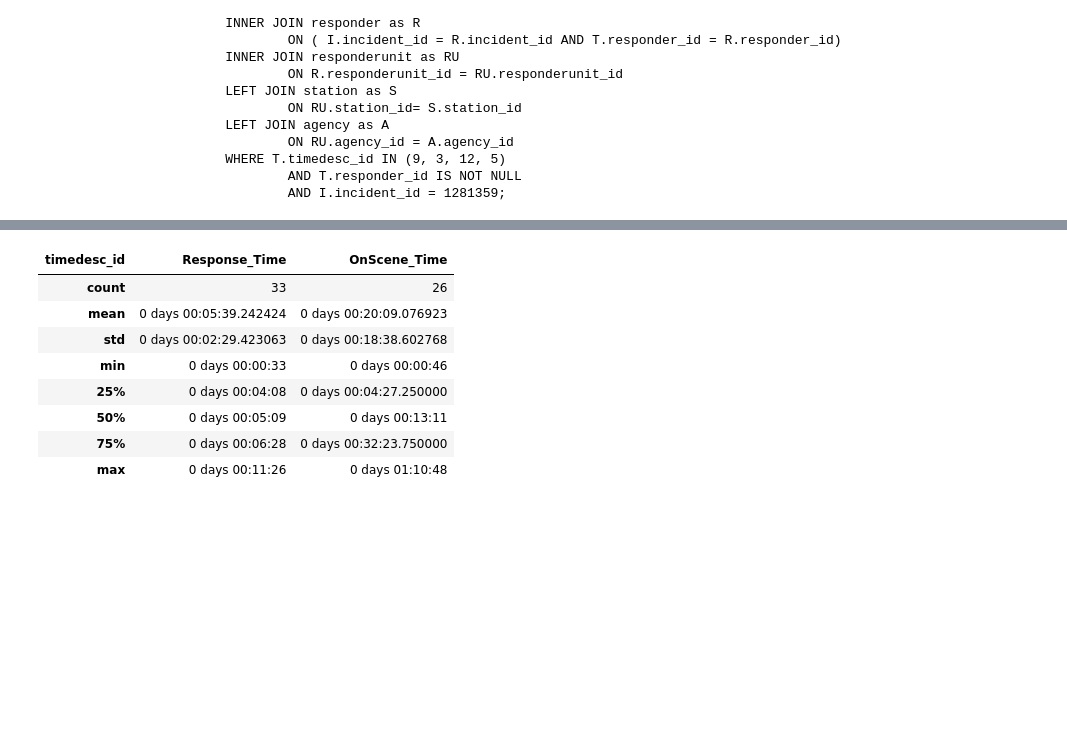
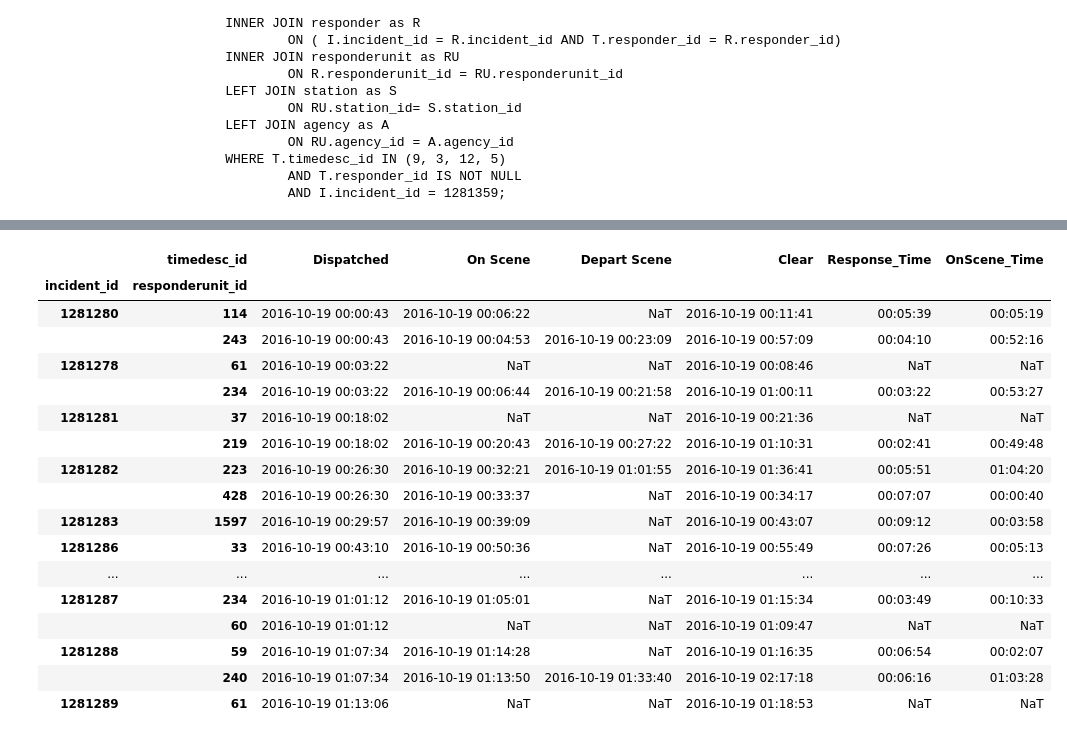
Before and after one commit to hackoregon/emergency-response, a Jupyter notebook: notebooks/bagelshop_firstlook.ipynb, the cells around one changed output, grey strips where cells are left out. Saved outputs shown, nothing was run; the diff lists cells and outputs as text; code cells hidden in the pictures; blank space fills up the shorter version.

Commit message:
Add file via upload
bagelshop notebook update

```diff
--- a/notebooks/bagelshop_firstlook.ipynb
+++ b/notebooks/bagelshop_firstlook.ipynb
@@ -131,0 +183,3 @@ table.head(30)
+# %%
+d = {3: 'Dispatched', 5 : 'On Scene', 9: 'Depart Scene', 12: 'Clear'}
+table2 = getTimeDataset2(d)
@@ -177,19 +321,29 @@ agencyTable
 # %%
 ## Check out metrics for other incidents happened in the very day
-def getTimeDataset2(timedesc_dict):
+def getTimeDataset3(timedesc_dict):
     RESPONSE_TIME_QUERY='''
-                      SELECT  I.incident_id, R.responderunit_id,
-                                T.timedesc_id, I.fireblock, I.fmarespcomp,
+
+                        SELECT  I.incident_id,R.responderunit_id,
+                                T.timedesc_id, S.description as Station, A.description as Agency,
+                                RU.description as Responder,
                                 T.realtime
                         FROM incident as I
                         INNER JOIN inctimes as T
                                 ON I.incident_id = T.incident_id
                         INNER JOIN responder as R
                                 ON ( I.incident_id = R.incident_id AND T.responder_id = R.responder_id)
+                        INNER JOIN responderunit as RU
+                                ON R.responderunit_id = RU.responderunit_id
+                        LEFT JOIN station as S
+                                ON RU.station_id= S.station_id
+                        LEFT JOIN agency as A
+                                ON RU.agency_id = A.agency_id
                         WHERE T.timedesc_id IN ??TIMEDESC_IDS??
                                 AND T.responder_id IS NOT NULL
+                                AND I.incident_id != 1281359
                                 AND CAST(T.realtime AS DATE) = date '2016-10-19'
-                                AND I.incident_id != 1281359;
+                        ORDER BY I.incident_id
+                                ASC;
                         '''
 
     # add the timedesc_ids that we want to the query
@@ -199,10 +353,5 @@ def getTimeDataset2(timedesc_dict):
     # execute the query: **this takes a pretty long time**
     df = pgquery(RESPONSE_TIME_QUERY)
 
-    # now reshape the data so that we can do analysis more easily.
-    table = df.pivot_table(index=['incident_id', 'responderunit_id', 'fireblock',
-                                  'fmarespcomp'],
-                   columns='timedesc_id', values='realtime', aggfunc='first')
-    table.rename(columns=timedesc_dict, inplace=True)
 
-    return table
+    return df
@@ -316,0 +402,10 @@ SQL QUERY =
+# %%
+#table3.dropna(subset=['station'],inplace=True)
+table3 = table3.pivot_table(index=['incident_id','responderunit_id'],\
+                columns='timedesc_id', values='realtime', aggfunc='first')
+table3.rename(columns=d, inplace=True)
+
+## sort by dispatch time
+table3.sort_values('Dispatched', axis=0, ascending=True, inplace=True)
+print(len(table3))
+table3
@@ -317,19 +433,27 @@ SQL QUERY =
 # %%
 ##Calculate "Response_Time" and "OnScene_Time"
 table3["Response_Time"] = table3['On Scene'].sub(table3['Dispatched'], axis = 0)
 table3["OnScene_Time"] = table3['Clear'].sub(table3['On Scene'], axis = 0)
 
 table3["Response_Time"].astype('timedelta64[m]')
 table3["OnScene_Time"].astype('timedelta64[m]')
-table3.describe()
-##Still,the bagelshop incident does not have much of impact on other incidents
+table3.head(20)
 # %% [output]
-| timedesc_id | Response_Time | OnScene_Time |
-| count | 33 | 26 |
-| mean | 0 days 00:05:39.242424 | 0 days 00:20:09.076923 |
-| std | 0 days 00:02:29.423063 | 0 days 00:18:38.602768 |
-| min | 0 days 00:00:33 | 0 days 00:00:46 |
-| 25% | 0 days 00:04:08 | 0 days 00:04:27.250000 |
-| 50% | 0 days 00:05:09 | 0 days 00:13:11 |
-| 75% | 0 days 00:06:28 | 0 days 00:32:23.750000 |
-| max | 0 days 00:11:26 | 0 days 01:10:48 |
+|  | timedesc_id | Dispatched | On Scene | Depart Scene | Clear | Response_Time | OnScene_Time |
+| incident_id | responderunit_id |  |  |  |  |  |  |
+| 1281280 | 114 | 2016-10-19 00:00:43 | 2016-10-19 00:06:22 | NaT | 2016-10-19 00:11:41 | 00:05:39 | 00:05:19 |
+|  | 243 | 2016-10-19 00:00:43 | 2016-10-19 00:04:53 | 2016-10-19 00:23:09 | 2016-10-19 00:57:09 | 00:04:10 | 00:52:16 |
+| 1281278 | 61 | 2016-10-19 00:03:22 | NaT | NaT | 2016-10-19 00:08:46 | NaT | NaT |
+|  | 234 | 2016-10-19 00:03:22 | 2016-10-19 00:06:44 | 2016-10-19 00:21:58 | 2016-10-19 01:00:11 | 00:03:22 | 00:53:27 |
+| 1281281 | 37 | 2016-10-19 00:18:02 | NaT | NaT | 2016-10-19 00:21:36 | NaT | NaT |
+|  | 219 | 2016-10-19 00:18:02 | 2016-10-19 00:20:43 | 2016-10-19 00:27:22 | 2016-10-19 01:10:31 | 00:02:41 | 00:49:48 |
+| 1281282 | 223 | 2016-10-19 00:26:30 | 2016-10-19 00:32:21 | 2016-10-19 01:01:55 | 2016-10-19 01:36:41 | 00:05:51 | 01:04:20 |
+|  | 428 | 2016-10-19 00:26:30 | 2016-10-19 00:33:37 | NaT | 2016-10-19 00:34:17 | 00:07:07 | 00:00:40 |
+| 1281283 | 1597 | 2016-10-19 00:29:57 | 2016-10-19 00:39:09 | NaT | 2016-10-19 00:43:07 | 00:09:12 | 00:03:58 |
+| 1281286 | 33 | 2016-10-19 00:43:10 | 2016-10-19 00:50:36 | NaT | 2016-10-19 00:55:49 | 00:07:26 | 00:05:13 |
+| ... | ... | ... | ... | ... | ... | ... | ... |
+| 1281287 | 234 | 2016-10-19 01:01:12 | 2016-10-19 01:05:01 | NaT | 2016-10-19 01:15:34 | 00:03:49 | 00:10:33 |
+|  | 60 | 2016-10-19 01:01:12 | NaT | NaT | 2016-10-19 01:09:47 | NaT | NaT |
+| 1281288 | 59 | 2016-10-19 01:07:34 | 2016-10-19 01:14:28 | NaT | 2016-10-19 01:16:35 | 00:06:54 | 00:02:07 |
+|  | 240 | 2016-10-19 01:07:34 | 2016-10-19 01:13:50 | 2016-10-19 01:33:40 | 2016-10-19 02:17:18 | 00:06:16 | 01:03:28 |
+| 1281289 | 61 | 2016-10-19 01:13:06 | NaT | NaT | 2016-10-19 01:18:53 | NaT | NaT |
```
Also changed, not shown: parts of 29 cells of this notebook.
